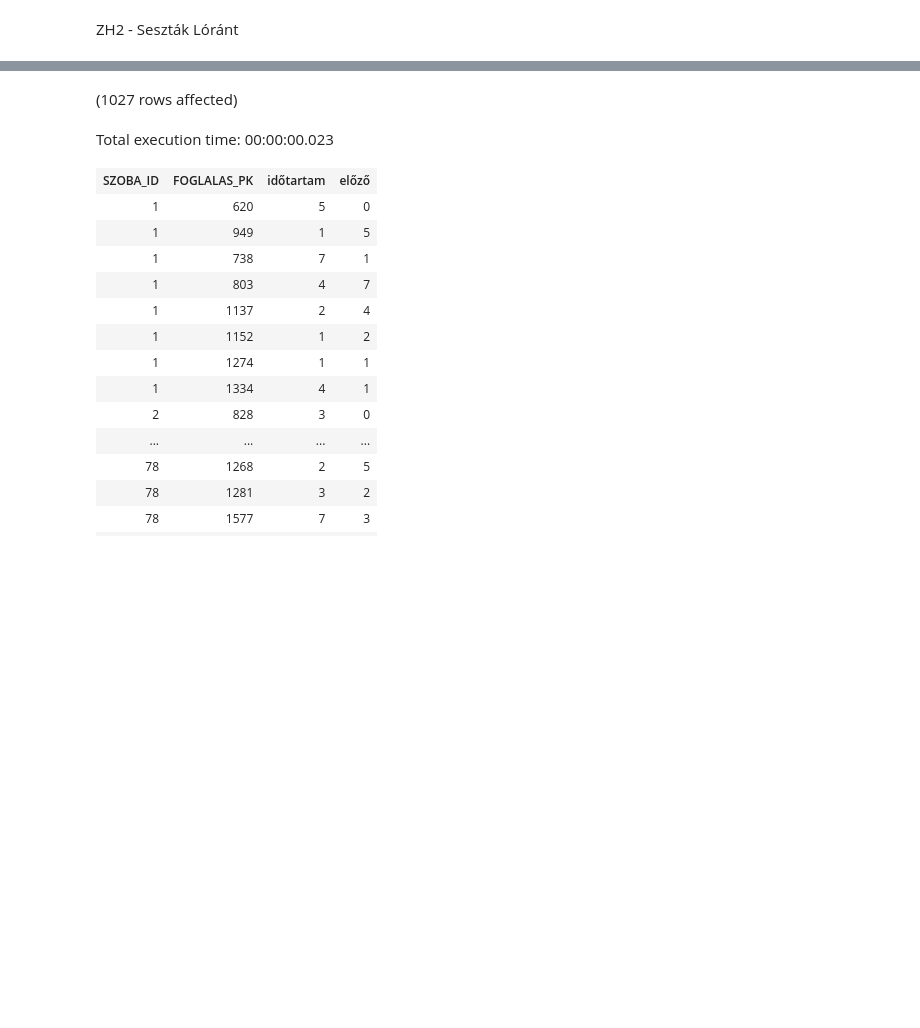
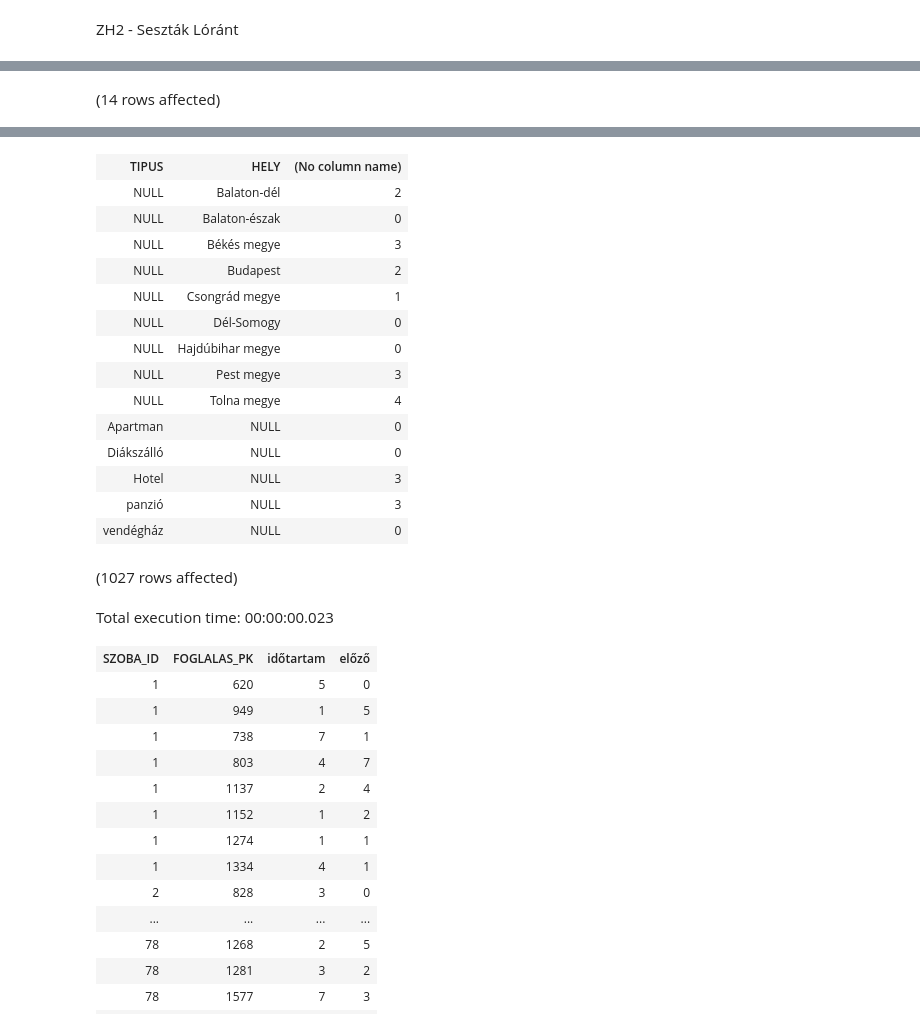
Before and after one commit to sesztaklorant/SQL, a Jupyter notebook: zh2.ipynb, the cells around one changed output, grey strips where cells are left out. Drawn from its saved outputs; the diff is of its cells as text; code cells hidden in the pictures; blank space fills up the shorter version.

```diff
--- a/zh2.ipynb
+++ b/zh2.ipynb
@@ -26,0 +3,7 @@ Total execution time: 00:00:00.012
+# %%
+SELECT TIPUS, HELY, ROUND(AVG(CSILLAGOK_SZAMA),2)
+FROM Szallashely
+WHERE SZALLAS_NEV NOT LIKE '%-%'
+GROUP BY GROUPING SETS(TIPUS, HELY)
+# %% [output]
+(14 rows affected)
@@ -27,3 +11,18 @@ Total execution time: 00:00:00.012
+| TIPUS | HELY | (No column name) |
+| NULL | Balaton-dél | 2 |
+| NULL | Balaton-észak | 0 |
+| NULL | Békés megye | 3 |
+| NULL | Budapest | 2 |
+| NULL | Csongrád megye | 1 |
+| NULL | Dél-Somogy | 0 |
+| NULL | Hajdúbihar megye | 0 |
+| NULL | Pest megye | 3 |
+| NULL | Tolna megye | 4 |
+| Apartman | NULL | 0 |
+| Diákszálló | NULL | 0 |
+| Hotel | NULL | 3 |
+| panzió | NULL | 3 |
+| vendégház | NULL | 0 |
 # %%
 SELECT sz.SZOBA_ID,
         f.FOGLALAS_PK,
```
Also changed, not shown: parts of 3 cells of this notebook.
